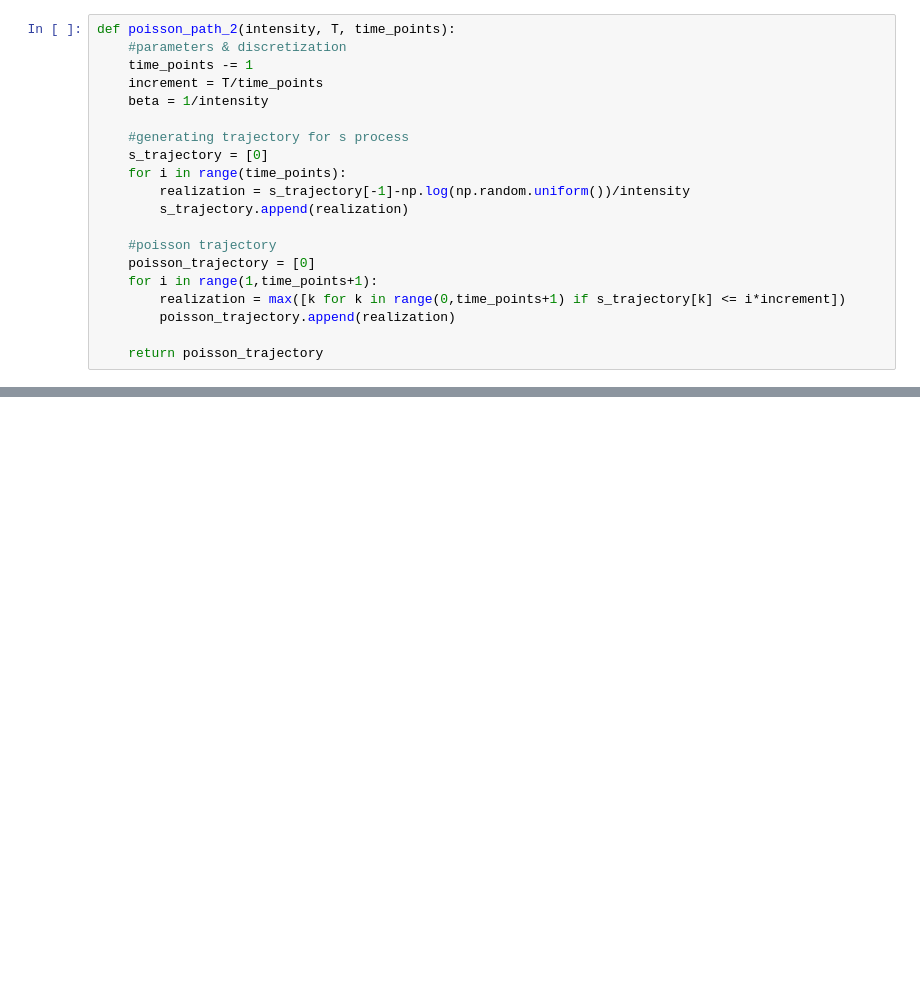
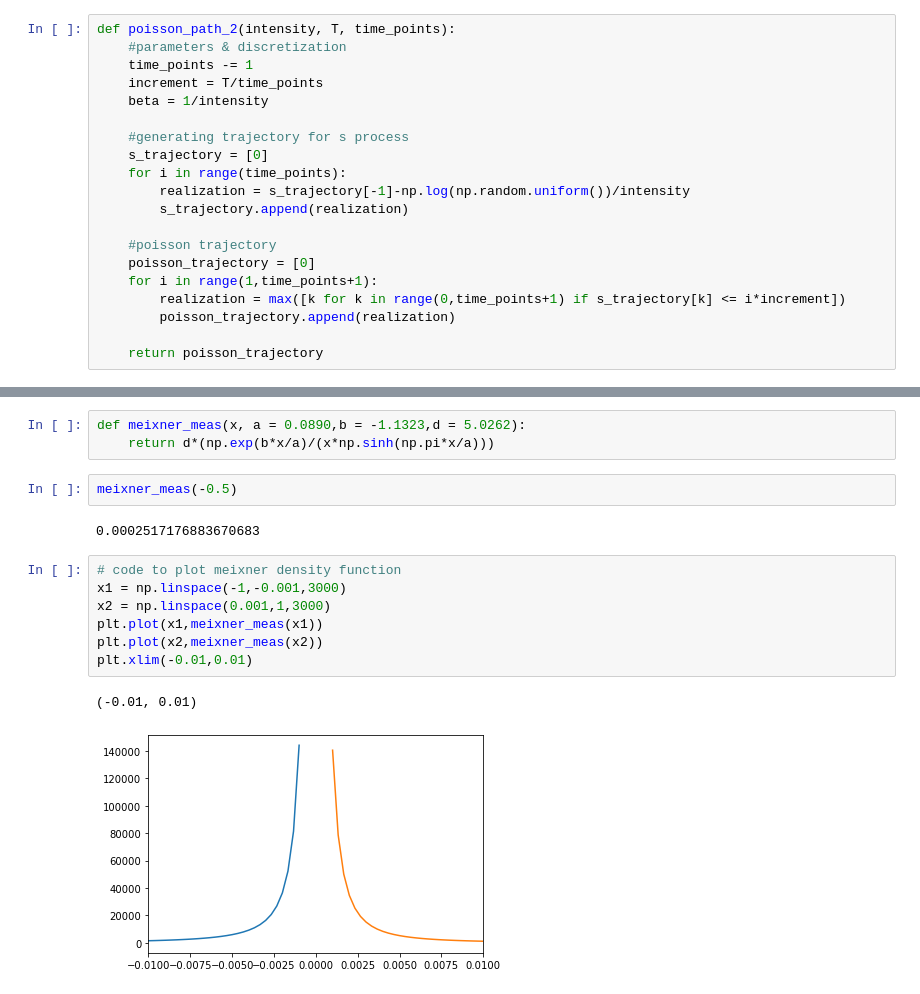
Before and after one commit to iatrogenic/levy-processes, a Jupyter notebook: Code/Simulations.ipynb, the cells around one changed output, grey strips where cells are left out. Drawn from its saved outputs; the diff is of its cells as text; blank space fills up the shorter version.

```diff
--- a/Code/Simulations.ipynb
+++ b/Code/Simulations.ipynb
@@ -157,0 +96,17 @@ C
+# %%
+def meixner_meas(x, a = 0.0890,b = -1.1323,d = 5.0262):
+    return d*(np.exp(b*x/a)/(x*np.sinh(np.pi*x/a)))
+# %%
+meixner_meas(-0.5)
+# %% [output]
+0.0002517176883670683
+# %%
+# code to plot meixner density function
+x1 = np.linspace(-1,-0.001,3000)
+x2 = np.linspace(0.001,1,3000)
+plt.plot(x1,meixner_meas(x1))
+plt.plot(x2,meixner_meas(x2))
+plt.xlim(-0.01,0.01)
+# %% [output]
+(-0.01, 0.01)
+[figure, added]
```
Also changed, not shown: parts of 15 cells of this notebook.
